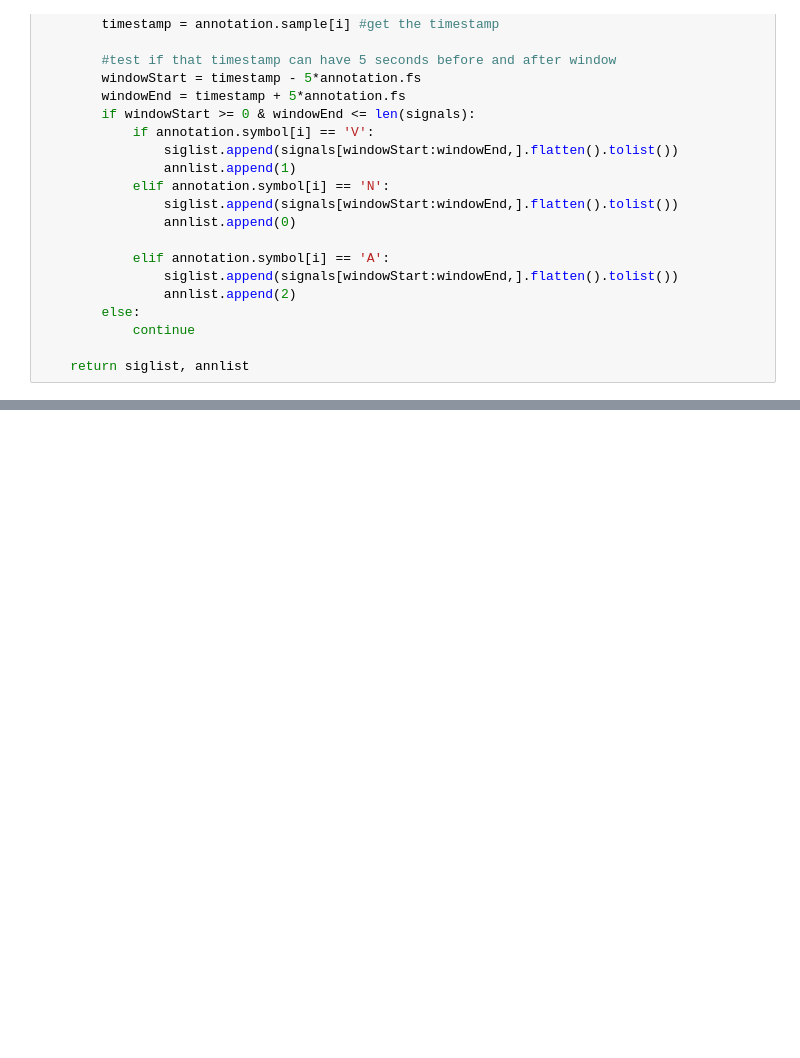
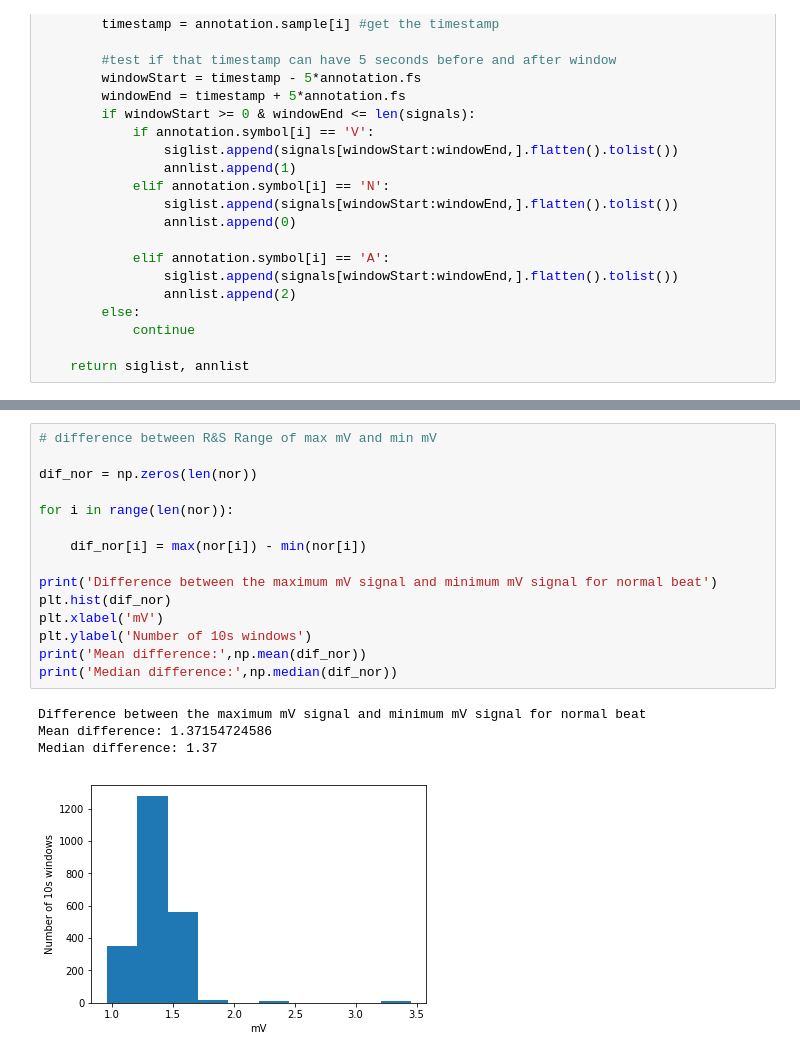
Before and after one commit to Yixun-Tan/2017-CalCardiac, a Jupyter notebook: exploratoryAnalysis/mitbih_dnn-Siddhant.ipynb, the cells around one changed output, grey strips where cells are left out. Saved outputs shown, nothing was run; the diff lists cells and outputs as text; blank space fills up the shorter version.

```diff
--- a/exploratoryAnalysis/mitbih_dnn-Siddhant.ipynb
+++ b/exploratoryAnalysis/mitbih_dnn-Siddhant.ipynb
@@ -329,0 +445,20 @@ Counter({0: 74848, 1: 7112, 2: 2544})
+# %%
+# difference between R&S Range of max mV and min mV
+
+dif_nor = np.zeros(len(nor))
+
+for i in range(len(nor)):
+
+    dif_nor[i] = max(nor[i]) - min(nor[i])
+
+print('Difference between the maximum mV signal and minimum mV signal for normal beat')
+plt.hist(dif_nor)
+plt.xlabel('mV')
+plt.ylabel('Number of 10s windows')
+print('Mean difference:',np.mean(dif_nor))
+print('Median difference:',np.median(dif_nor))
+# %% [output]
+Difference between the maximum mV signal and minimum mV signal for normal beat
+Mean difference: 1.37154724586
+Median difference: 1.37
+[figure, added]
```
Also changed, not shown: parts of 37 cells of this notebook.
